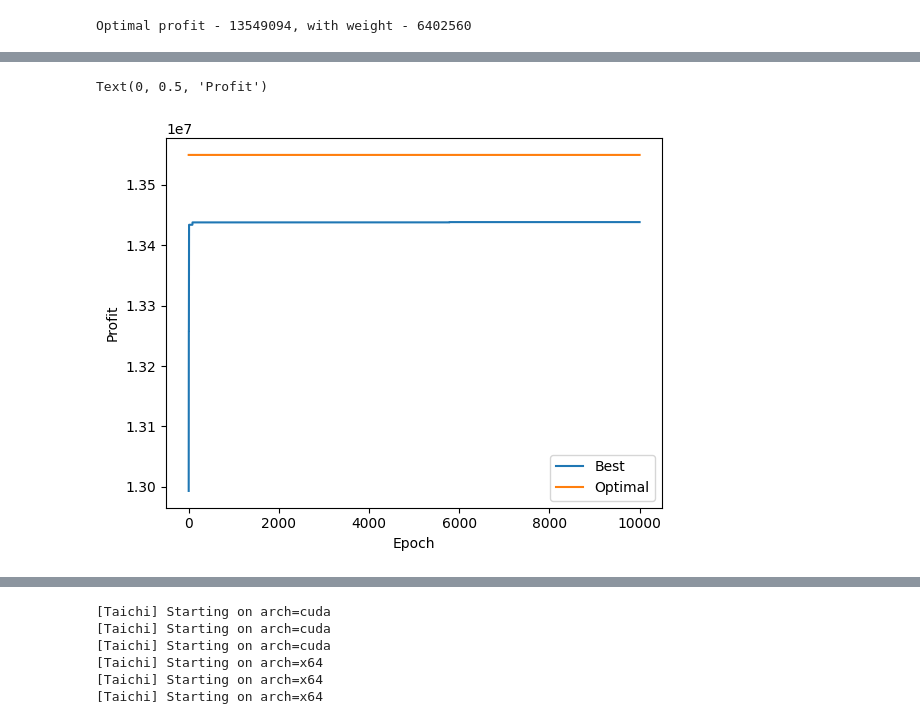
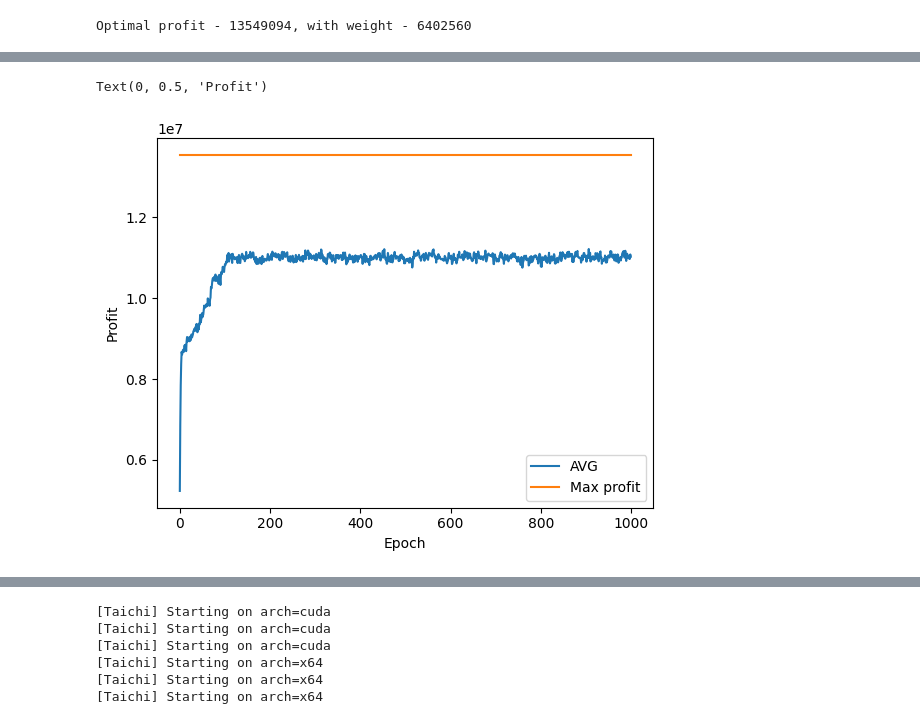
Before and after one commit to Serikuly-Miras/diploma_ga_research, a Jupyter notebook: base/ga/knapsack/perfomance.ipynb, the cells around one changed output, grey strips where cells are left out. Cells and saved outputs as stored; diff of their text form; code cells hidden in the pictures.

```diff
--- a/base/ga/knapsack/perfomance.ipynb
+++ b/base/ga/knapsack/perfomance.ipynb
@@ -37,8 +37,8 @@ from Knapsack import KnapsackSettings
 from Knapsack import Knapsack
 from KnapsackTaichi import KnapsackTaichi
 
-settings = KnapsackSettings(population_size=1_000, num_objects=weights.shape[0], profits=profits, weights=weights,
-                            capacity=capacity, iterations=10_000, mutation_rate=0.1, elitism_num=25)
+settings = KnapsackSettings(population_size=5_000, num_objects=weights.shape[0], profits=profits, weights=weights,
+                            capacity=capacity, iterations=1_000, mutation_rate=0.3, elitism_num=25)
 # %%
 ti.profiler.clear_kernel_profiler_info()  # clear all records
 k = KnapsackTaichi(settings=settings, architecture=ti.cpu, max_num_threads=12)
@@ -66,9 +71,9 @@ Kernel Profiler(count, default) @ X64
 # %%
-plt.plot(k.best, label="Best")
-plt.plot(np.full(settings.iterations, fill_value=optimal_profit), label="Optimal")
+plt.plot(k.avg, label="AVG")
+plt.plot(np.full(settings.iterations, fill_value=optimal_profit), label="Max profit")
 plt.legend()
 plt.xlabel("Epoch")
 plt.ylabel("Profit")
 # %% [output]
 Text(0, 0.5, 'Profit')
-[figure, old version]
+[figure, new version]
```
Also changed, not shown: parts of 12 cells of this notebook, 2 other files.
